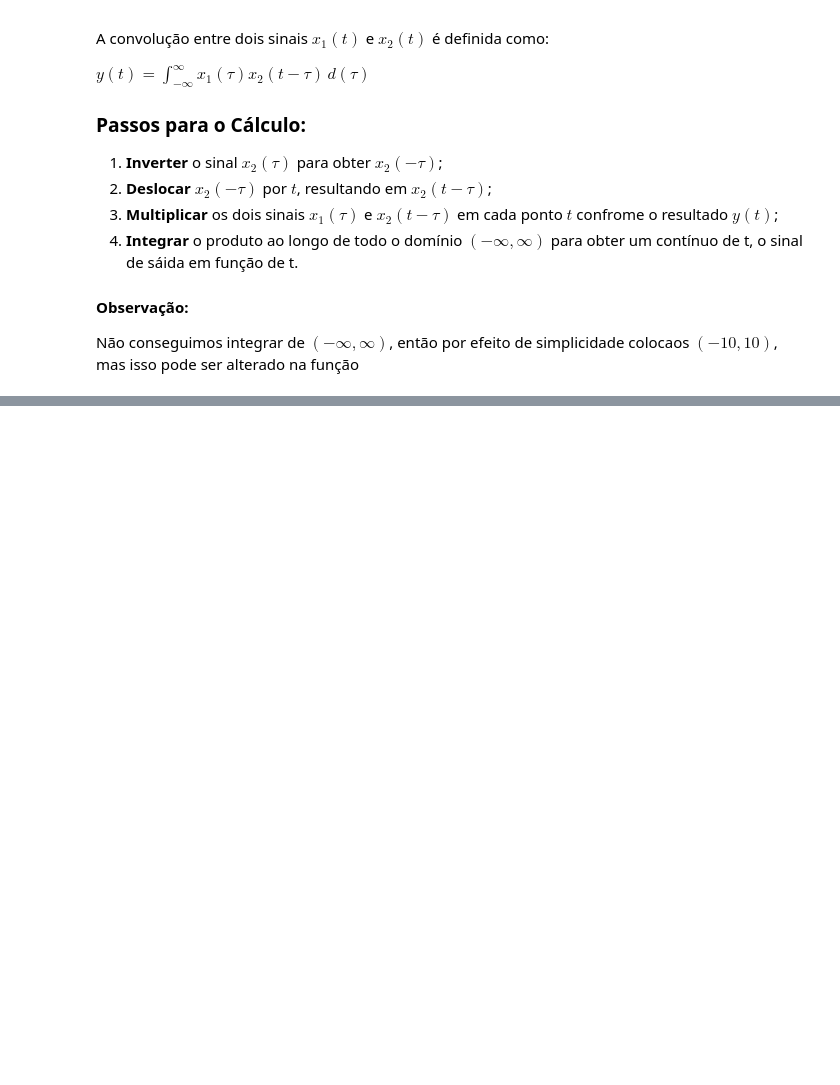
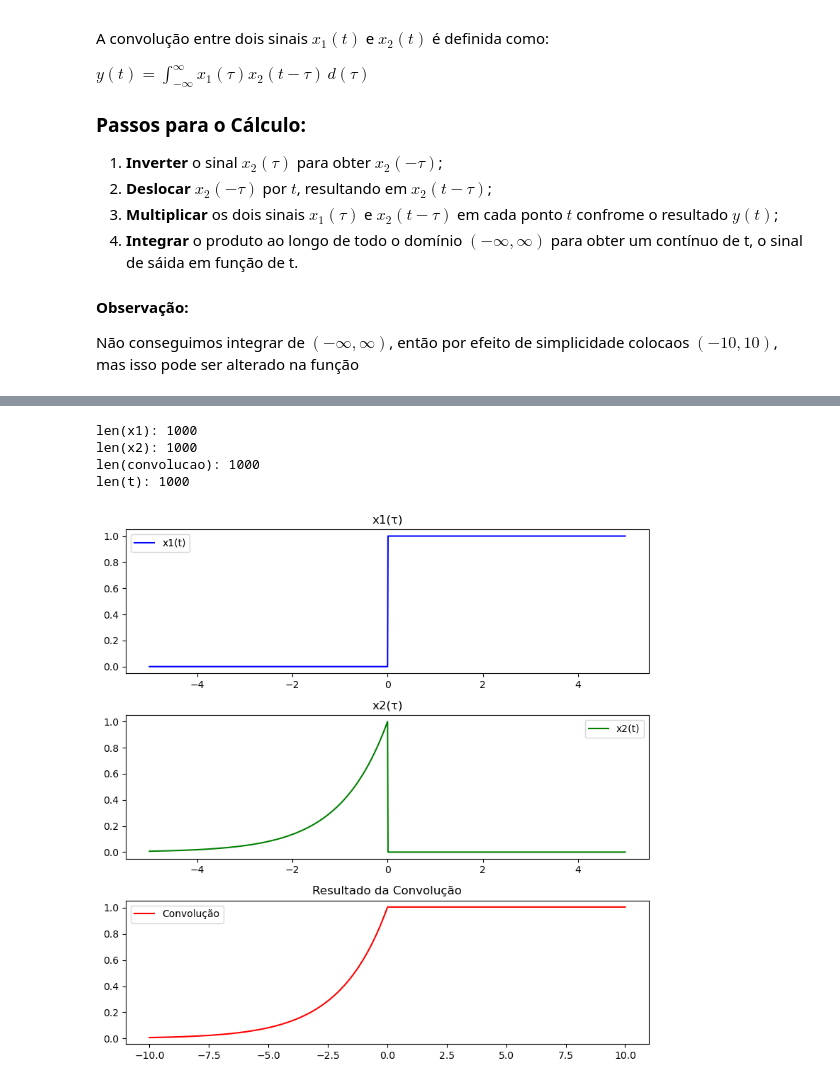
Before and after one commit to CAIOFLN/Convolucao_sinais, a Jupyter notebook: codigo.ipynb, the cells around one changed output, grey strips where cells are left out. Drawn from its saved outputs; the diff is of its cells as text; code cells hidden in the pictures; blank space fills up the shorter version.

```diff
--- a/codigo.ipynb
+++ b/codigo.ipynb
@@ -41,56 +73,42 @@ def convolucao (x1, x2, a, b, limite_integral):
 # %%
-# Função para criar a animação
-def plotar_graficos(x1, x2, t, f, limite_integral):
+def plotar_graficos(x1, x2, f, a, b):
     dt = 0.01
-    tau = np.arange(-limite_integral, limite_integral, dt)
+    t = np.arange(a, b, dt)
+    t_conv = np.linspace(2 * a, 2 * b, len(f))
 
     fig, ax = plt.subplots(3, 1, figsize=(8, 8))
+    print("len(x1):", len(x1(t)))
+    print("len(x2):", len(x2(t)))
+    print("len(convolucao):", len(f))
+    print("len(t):", len(t))
 
     # Gráficos iniciais
-    linha_x1, = ax[0].plot(tau, x1(tau), label="x1(τ)", color="blue")
+    ax[0].plot(t, x1(t), label="x1(t)", color="blue")
     ax[0].set_title("x1(τ)")
     ax[0].legend()
 
-    linha_x2, = ax[1].plot(tau, x2(-tau), label="x2(t-τ)", color="green")
-    ax[1].set_title("x2(t-τ)")
+    ax[1].plot(t, x2(t), label="x2(t)", color="green")
+    ax[1].set_title("x2(τ)")
     ax[1].legend()
 
-    linha_resultado, = ax[2].plot(t[:1], f[:1], label="Convolução", color="red")
+    ax[2].plot(t_conv, f, label="Convolução", color="red")
     ax[2].set_title("Resultado da Convolução")
     ax[2].legend()
-    ax[2].set_xlim(t[0], t[-1])
-    ax[2].set_ylim(min(f) - 1, max(f) + 1)
-
-    # Função de atualização para animação
-    def atualizar(frame):
-        t_valor = t[frame]
-        x2_atualizado = x2(t_valor - tau)
-        multiplicacao = x1(tau) * x2_atualizado
-
-        linha_x2.set_ydata(x2_atualizado)
-        linha_resultado.set_data(t[:frame + 1], f[:frame + 1])
-
-        return linha_x2, linha_resultado
-
-    # Criação da animação
-    anim = FuncAnimation(fig, atualizar, frames=len(t), interval=50, blit=True)
 
     plt.tight_layout()
     plt.show()
 
-# Funções de exemplo
-def x1(t):
-    return np.where((t >= 0), 1, 0)  # Retângulo de altura 1 entre 0 e 1
-
-def x2(t):
-    return np.where(t <=0, np.exp(t), 0)  # Retângulo de altura 1 entre -1 e 1
-
 # Parâmetros
 a, b = -5, 5
-limite_integral = 5
 
 # Calcular convolução
-t, f = convolucao(x1, x2, a, b, limite_integral)
+f = convolucao(x1, x2, a, b, limite_integral=100)
 
-# Plotar os gráficos com animação
-plotar_graficos(x1, x2, t, f, limite_integral)
+# Plotar os gráficos
+plotar_graficos(x1, x2, f, a, b)
+# %% [output]
+len(x1): 1000
+len(x2): 1000
+len(convolucao): 1000
+len(t): 1000
+[figure, added]
```
Also changed, not shown: parts of 6 cells of this notebook.
